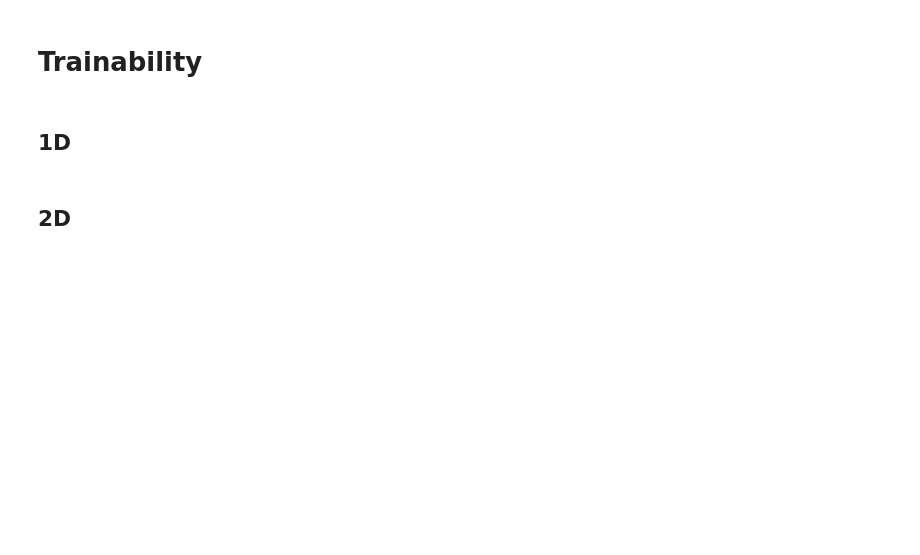
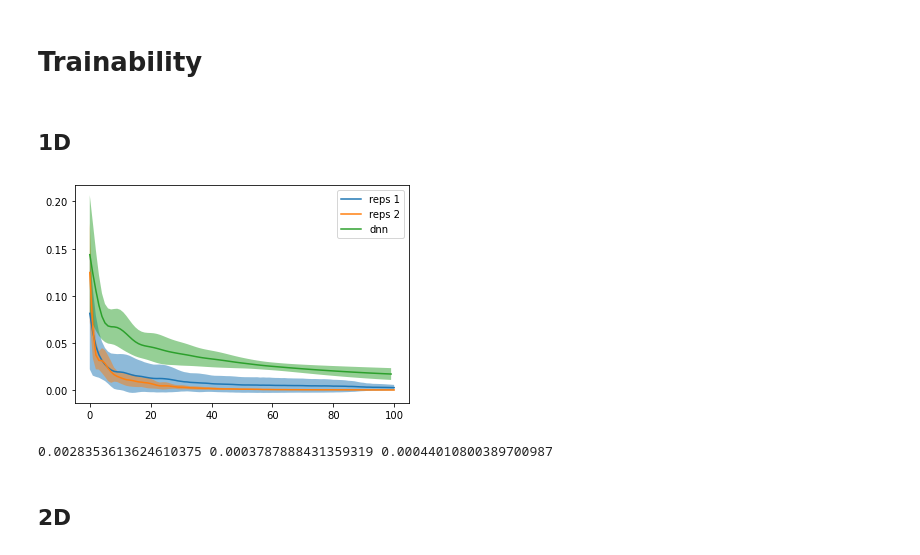
Before and after one commit to KristianWold/Thesis, a Jupyter notebook: notebooks/analysis/Trainability, Analysis.ipynb, the cells around one changed output. Drawn from its saved outputs; the diff is of its cells as text; code cells hidden in the pictures; blank space fills up the shorter version.

Commit message:
Average loss curve over multiple models

```diff
--- a/notebooks/analysis/Trainability, Analysis.ipynb
+++ b/notebooks/analysis/Trainability, Analysis.ipynb
@@ -29,5 +32,6 @@ y = gaussian(x, 0.3, 0.02) - gaussian(x, 0.7, 0.02)
 x = scaler(x, a=0, b=np.pi)
 y = scaler(y, a=0.1, b=0.9)
 # %%
-qnn_list = loader(data_path("trainability_qnn_1D"))
+qnn_list1 = loader(data_path("trainability_qnn_1D_reps_1"))
+qnn_list2 = loader(data_path("trainability_qnn_1D_reps_2"))
 dnn_list = loader(data_path("trainability_dnn_1D"))
@@ -48,3 +38,37 @@ print(qnn_list[0].loss[-1], dnn_list[0].loss[-1])
+# %%
+loss1 = np.array([qnn.loss for qnn in qnn_list1])
+std1 = np.std(loss1, axis=0)
+avg1 = np.mean(loss1, axis=0)
+
+loss2 = np.array([qnn.loss for qnn in qnn_list2])
+std2 = np.std(loss2, axis=0)
+avg2 = np.mean(loss2, axis=0)
+
+loss3 = np.array([dnn.loss for dnn in dnn_list])
+std3 = np.std(loss3, axis=0)
+avg3 = np.mean(loss3, axis=0)
+# %%
+start = 0
+stop = 101
+spacing1 = list(range(101))
+spacing2 = list(range(stop))
+
+plt.fill_between(spacing1, avg1 - std1, avg1 + std1, alpha=0.5)
+plt.fill_between(spacing1, avg2 - std2, avg2 + std2, alpha=0.5)
+plt.fill_between(spacing2, (avg3 - std3)[:stop], (avg3 + std3)[:stop], alpha=0.5)
+plt.plot(spacing1, avg1)
+plt.plot(spacing1, avg2)
+plt.plot(spacing2, avg3[:stop])
+
+
+plt.legend(["reps 1", "reps 2", "dnn"])
+plt.show()
+# %% [output]
+[figure, added]
+# %%
+print(avg1[-1], avg2[-1], avg3[-1])
+# %% [output]
+0.0028353613624610375 0.0003787888431359319 0.00044010800389700987
 # %% [markdown]
 ## 2D
 # %%
```
Also changed, not shown: parts of 16 cells of this notebook, 19 other files.
